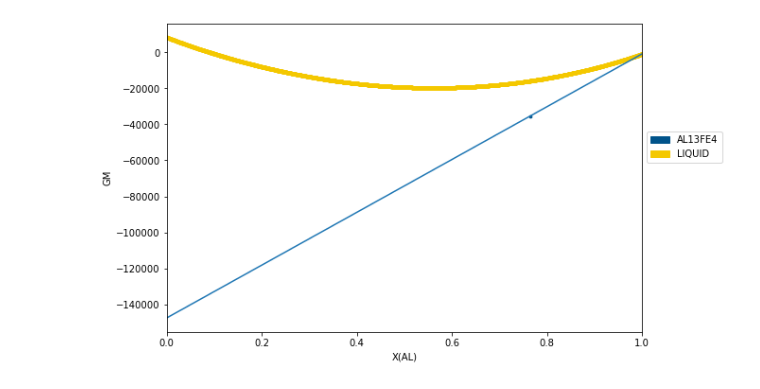
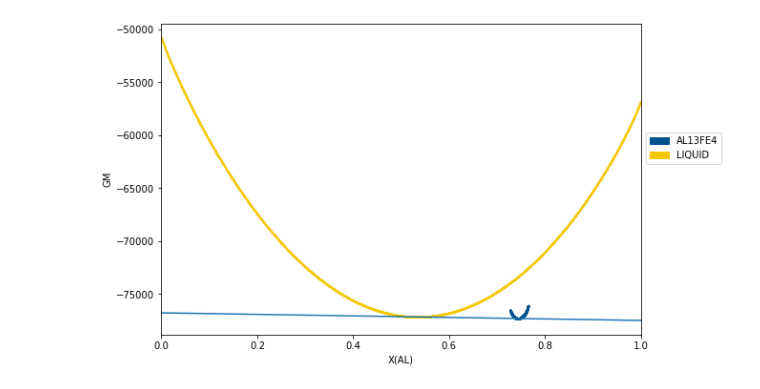
Before and after one commit to richardotis/pycalphad-sandbox, a Jupyter notebook: SolverExperiment.ipynb, the cells around one changed output. Cells and saved outputs as stored; diff of their text form; code cells hidden in the pictures.

```diff
--- a/SolverExperiment.ipynb
+++ b/SolverExperiment.ipynb
@@ -173,26 +249,27 @@ NP [0.14888473 0.85111527] MU [  -1037.65391123 -147371.68017953]
 # %%
 %matplotlib inline
 import matplotlib.pyplot as plt
 from pycalphad import Database, calculate, variables as v
 from pycalphad.plot.utils import phase_legend
 import numpy as np
 
 # Get the colors that map phase names to colors in the legend
 legend_handles, color_dict = phase_legend(['AL13FE4', 'LIQUID'])
 
 fig = plt.figure(figsize=(9,6))
 ax = fig.gca()
 
 # Loop over phases, calculate the Gibbs energy, and scatter plot GM vs. X(RE)
 for phase_name in ['AL13FE4', 'LIQUID']:
-    result = calculate(dbf, ['AL', 'FE'], phase_name, P=101325, T=300, output='GM', model={'LIQUID': mod_liq})
-    ax.scatter(result.X.sel(component='AL'), result.GM, marker='.', s=30, color=color_dict[phase_name])
+    result = calculate(dbf, ['AL', 'FE', 'VA'], phase_name, P=101325, T=dof[0][2], output='GM', model={'LIQUID': mod_liq})
+    ax.scatter(result.X.sel(component='AL'), result.GM, marker='.', s=2, color=color_dict[phase_name])
 plt.plot([1,0], chemical_potentials)
 # Format the plot
 ax.set_xlabel('X(AL)')
 ax.set_ylabel('GM')
 ax.set_xlim((0, 1))
+#ax.set_ylim((-50000, 10000))
 ax.legend(handles=legend_handles, loc='center left', bbox_to_anchor=(1, 0.6))
 plt.show()
 # %% [output]
-[figure, old version]
+[figure, new version]
```
Also changed, not shown: parts of 2 cells of this notebook.
